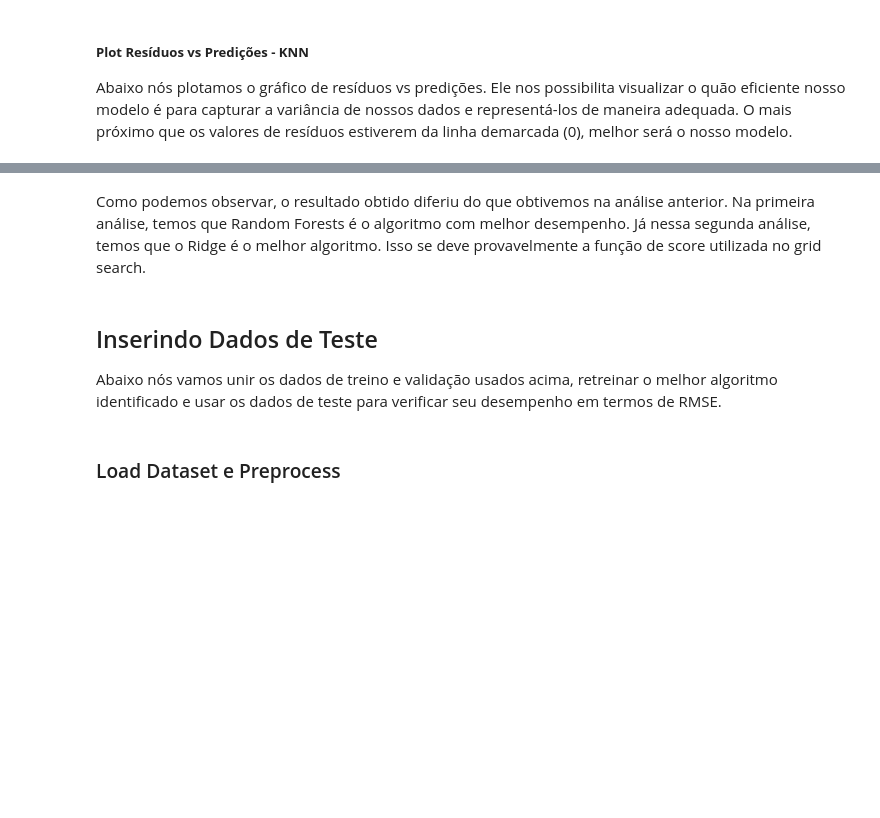
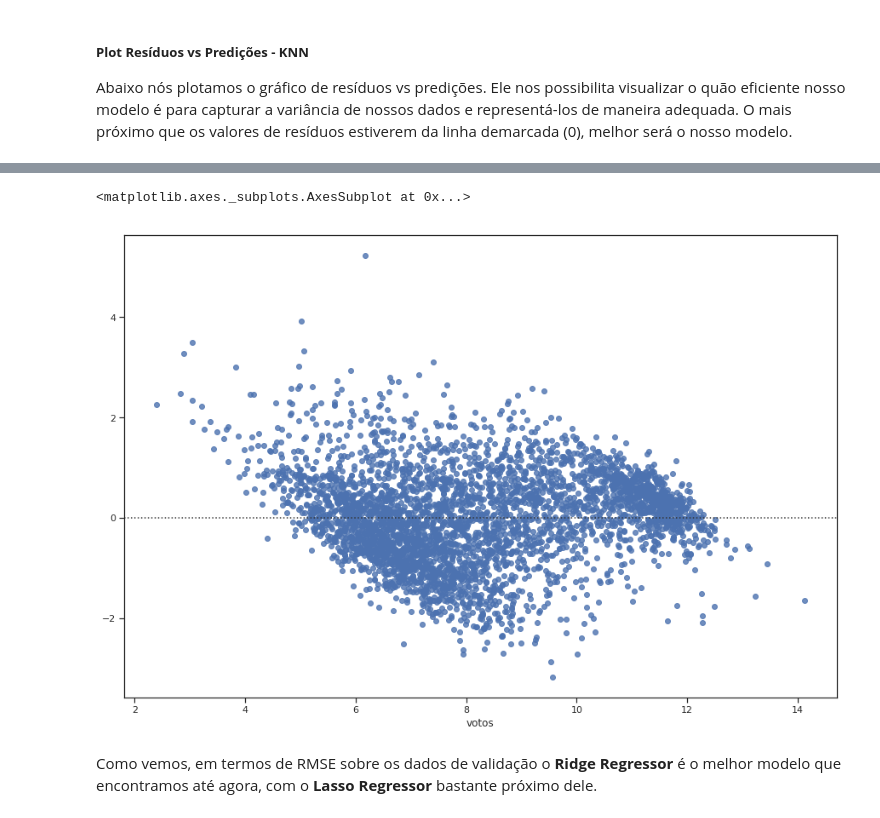
Before and after one commit to guilhermemg/ml-mestrado, a Jupyter notebook: notebooks/assignment-3.ipynb, the cells around one changed output, grey strips where cells are left out. Cells and saved outputs as stored; diff of their text form; code cells hidden in the pictures; blank space fills up the shorter version.

```diff
--- a/notebooks/assignment-3.ipynb
+++ b/notebooks/assignment-3.ipynb
@@ -753,8 +635,0 @@ print('\nClassifier with best validation set RMSE: %s' % grid_dict[best_reg])
-# %% [markdown]
-Como podemos observar, o resultado obtido diferiu do que obtivemos na análise anterior. Na primeira análise, temos que Random Forests é o algoritmo com melhor desempenho. Já nessa segunda análise, temos que o Ridge é o melhor algoritmo. Isso se deve provavelmente a função de score utilizada no grid search.
-# %% [markdown]
-## Inserindo Dados de Teste
-
-Abaixo nós vamos unir os dados de treino e validação usados acima, retreinar o melhor algoritmo identificado e usar os dados de teste para verificar seu desempenho em termos de RMSE.
-# %% [markdown]
-### Load Dataset e Preprocess
@@ -774,0 +636,7 @@ y_test = candidates_test_df['votos']
+# %%
+sns.residplot(y_val, predictions)
+# %% [output]
+<matplotlib.axes._subplots.AxesSubplot at 0x...>
+[figure, added]
+# %% [markdown]
+Como vemos, em termos de RMSE sobre os dados de validação o **Ridge Regressor** é o melhor modelo que encontramos até agora, com o **Lasso Regressor** bastante próximo dele.
```
Also changed, not shown: parts of 90 cells of this notebook.
